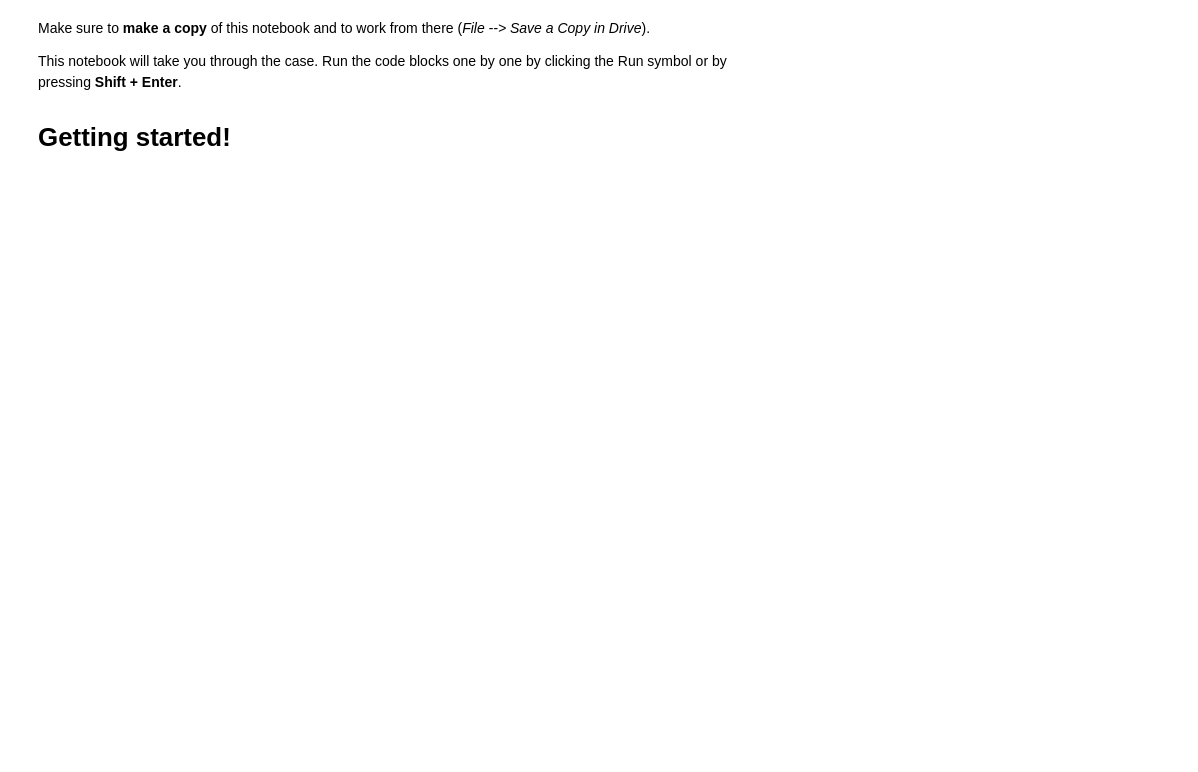
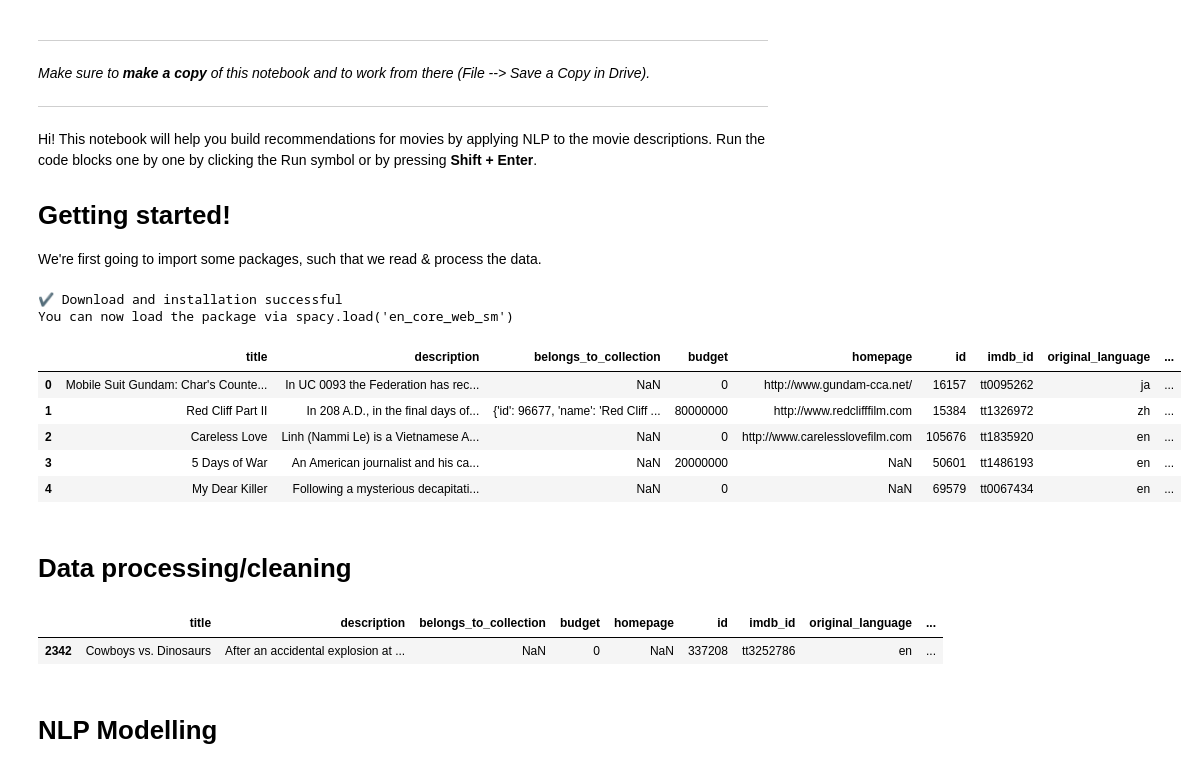
Before and after one commit to ThomasNamink/bb-nlp-case, a Jupyter notebook: Case Notebook.ipynb, the cells around one changed output. Drawn from its saved outputs; the diff is of its cells as text; code cells hidden in the pictures; blank space fills up the shorter version.

```diff
--- a/Case Notebook.ipynb
+++ b/Case Notebook.ipynb
@@ -3,11 +5,28 @@
 # %% [markdown]
-Make sure to **make a copy** of this notebook and to work from there (*File --> Save a Copy in Drive*).
+---
+*Make sure to **make a copy** of this notebook and to work from there (File --> Save a Copy in Drive).*
 
 
-This notebook will take you through the case. Run the code blocks one by one by clicking the Run symbol or by pressing **Shift + Enter**.
+---
+
+
+Hi! This notebook will help you build recommendations for movies by applying
+NLP to the movie descriptions. Run the code blocks one by one by clicking the Run symbol or by pressing **Shift + Enter**.
 
 # Getting started!
+
+We're first going to import some packages, such that we read & process the data.
 # %%
 # Download the W2V model
 import spacy.cli
 spacy.cli.download("en_core_web_sm")
+
+# Import pandas
+import pandas as pd
+
+# Make sure we can see all columns in this notebook
+pd.set_option("display.max_colwidth", 999)
+pd.set_option("display.max_columns", 999)
+# %% [output]
+✔ Download and installation successful
+You can now load the package via spacy.load('en_core_web_sm')
@@ -42,0 +33,19 @@ df[df["title"].str.contains("my little pony")]
+# %%
+# Read the data from this github. Ignore lines that can't be parsed
+df_complete = pd.read_csv(r"https://raw.githubusercontent.com/enniasuijkerbuijk/bb-nlp-case/main/data/movies.csv", on_bad_lines="skip")
+# %%
+# This server is a bit slow, so sample movies
+df = df_complete.sample(n=5_000, random_state=5)
+df = df.reset_index(drop=True)
+# %%
+# Inspect the data
+df.head()
+# %% [output]
+|  | title | description | belongs_to_collection | budget | homepage | id | imdb_id | original_language | ... |
+| 0 | Mobile Suit Gundam: Char's Counte... | In UC 0093 the Federation has rec... | NaN | 0 | http://www.gundam-cca.net/ | 16157 | tt0095262 | ja | ... |
+| 1 | Red Cliff Part II | In 208 A.D., in the final days of... | {'id': 96677, 'name': 'Red Cliff ... | 80000000 | http://www.redclifffilm.com | 15384 | tt1326972 | zh | ... |
+| 2 | Careless Love | Linh (Nammi Le) is a Vietnamese A... | NaN | 0 | http://www.carelesslovefilm.com | 105676 | tt1835920 | en | ... |
+| 3 | 5 Days of War | An American journalist and his ca... | NaN | 20000000 | NaN | 50601 | tt1486193 | en | ... |
+| 4 | My Dear Killer | Following a mysterious decapitati... | NaN | 0 | NaN | 69579 | tt0067434 | en | ... |
+# %% [markdown]
+# Data processing/cleaning
@@ -43,3 +64,12 @@ df[df["title"].str.contains("my little pony")]
+# %%
+# Pick a movie for which you want the recommendation
+index = 2342 #TODO fill in a number here
+df.iloc[index:index+1,]
+# %% [output]
+|  | title | description | belongs_to_collection | budget | homepage | id | imdb_id | original_language | ... |
+| 2342 | Cowboys vs. Dinosaurs | After an accidental explosion at ... | NaN | 0 | NaN | 337208 | tt3252786 | en | ... |
+# %% [markdown]
+# NLP Modelling
 # %%
 # Get W2V embedding - Takes about 2 minutes on the sampled dataset for 5K rows
 model = spacy.load('en_core_web_sm')
```
Also changed, not shown: parts of 10 cells of this notebook.
